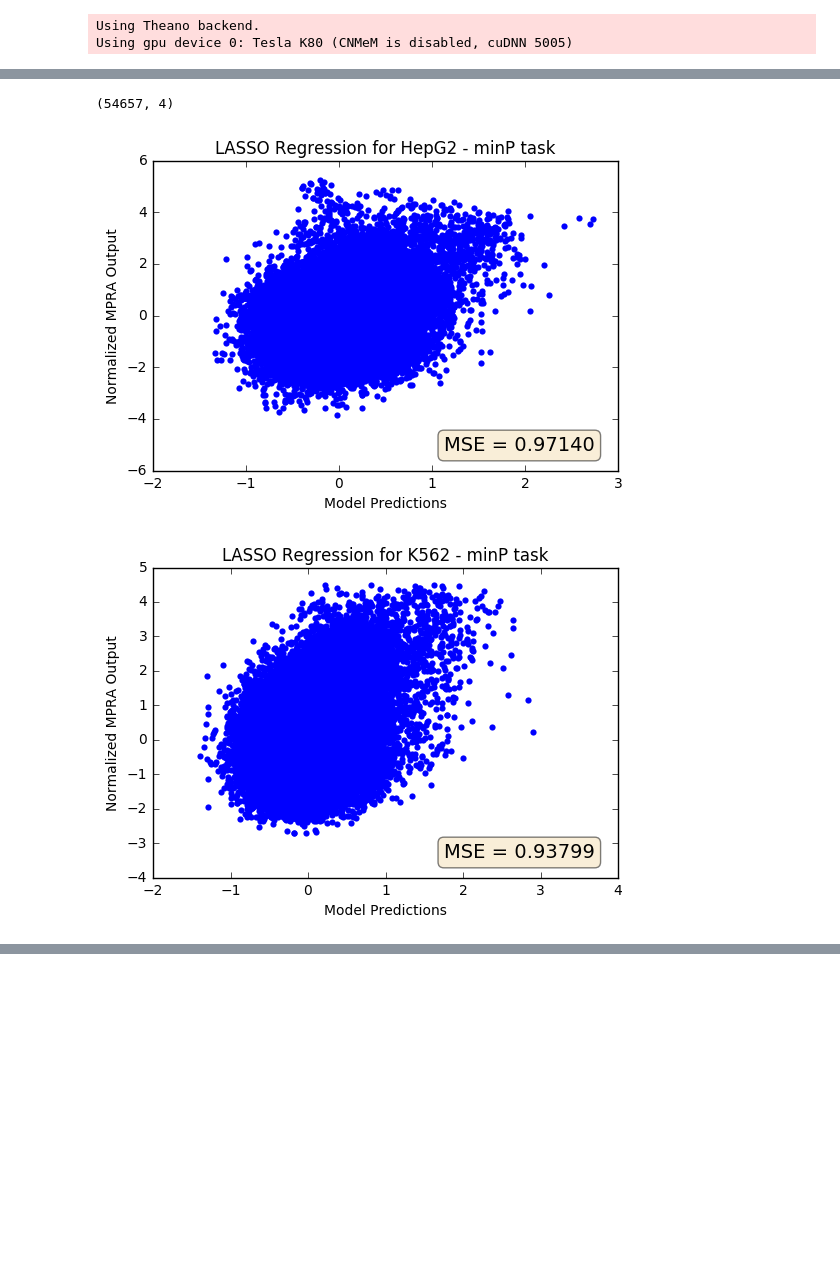
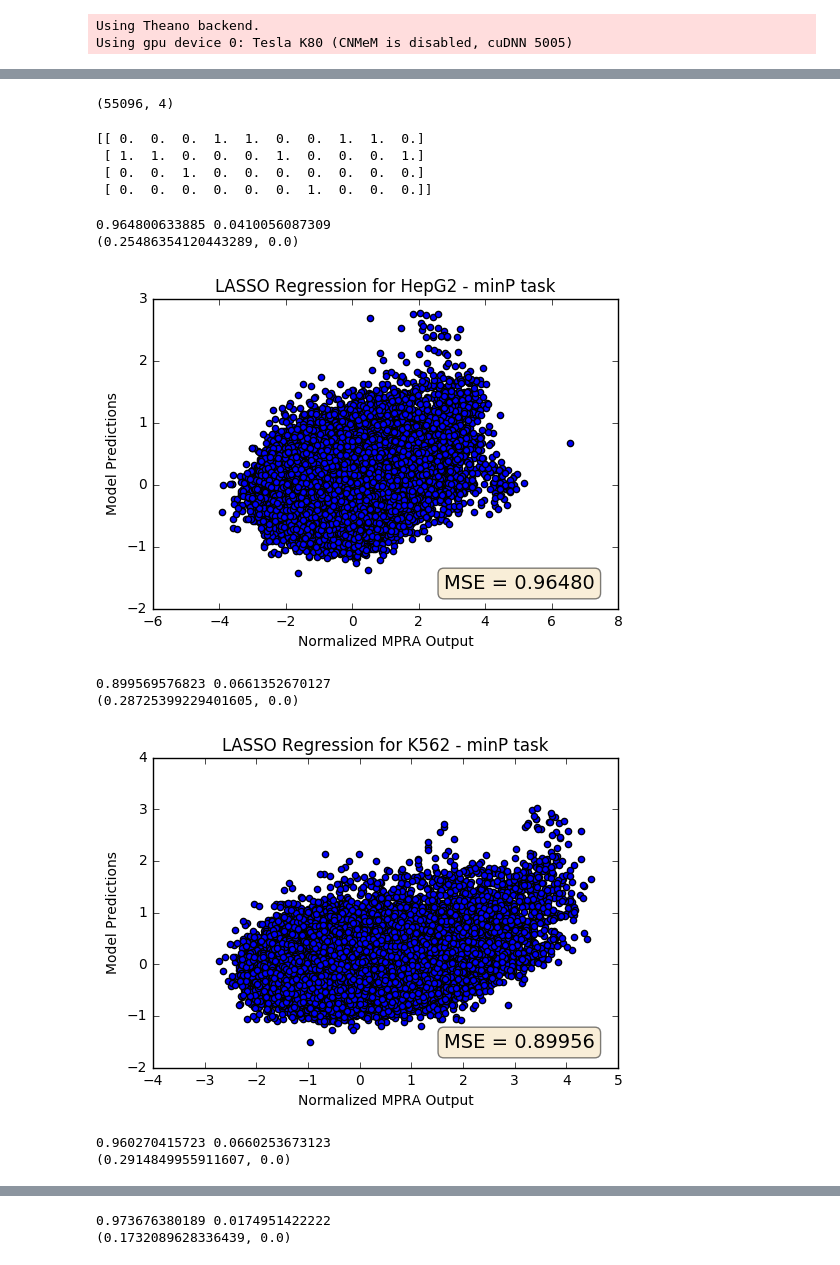
Before and after one commit to kjtian/DeepMPRA, a Jupyter notebook: notebooks/models/build_model.ipynb, the cells around one changed output, grey strips where cells are left out. Saved outputs shown, nothing was run; the diff lists cells and outputs as text; code cells hidden in the pictures; blank space fills up the shorter version.

Commit message:
Added new model training.

```diff
--- a/notebooks/models/build_model.ipynb
+++ b/notebooks/models/build_model.ipynb
@@ -56,16 +56,16 @@ valid_prop = 0.2
 indices = np.random.permutation(len(key_to_seq))
 train_key_to_seq = OrderedDict()
 for i in xrange(int((1 - test_prop - valid_prop) * len(indices))):
-    for pair in key_to_seq[key_to_seq.keys()[i]]:
+    for pair in key_to_seq[key_to_seq.keys()[indices[i]]]:
         train_key_to_seq[pair[1]] = pair[0]
         acceptable_keys[pair[1]] = None
 valid_key_to_seq = OrderedDict()
 for i in xrange(int((1 - test_prop - valid_prop) * len(indices)), int((1 - test_prop) * len(indices))):
-    for pair in key_to_seq[key_to_seq.keys()[i]]:
+    for pair in key_to_seq[key_to_seq.keys()[indices[i]]]:
         valid_key_to_seq[pair[1]] = pair[0]
         acceptable_keys[pair[1]] = None
 test_key_to_seq = OrderedDict()
 for i in xrange(int((1 - test_prop) * len(indices)), len(indices)):
-    for pair in key_to_seq[key_to_seq.keys()[i]]:
+    for pair in key_to_seq[key_to_seq.keys()[indices[i]]]:
         test_key_to_seq[pair[1]] = pair[0]
         acceptable_keys[pair[1]] = None
@@ -142,0 +147,3 @@ len(test_key_to_seq), len(train_key_to_seq), len(acceptable_keys)
+# %%
+for key in train_key_to_seq.keys()[:10]:
+    print key
@@ -183,7 +206,14 @@ X_valid.shape
 # %%
 y_valid.shape
 # %% [output]
-(54657, 4)
+(55096, 4)
+# %%
+print X_valid[0, 0, :, :10]
+# %% [output]
+[[ 0.  0.  0.  1.  1.  0.  0.  1.  1.  0.]
+ [ 1.  1.  0.  0.  0.  1.  0.  0.  0.  1.]
+ [ 0.  0.  1.  0.  0.  0.  0.  0.  0.  0.]
+ [ 0.  0.  0.  0.  0.  0.  1.  0.  0.  0.]]
 # %%
 def kmerize(X, k):
     """
@@ -208,22 +238,53 @@ lasso_models = []
 for task in range(y_train.shape[1]):
     lasso_models += [SGDRegressor(penalty = 'l1').fit(Xk_train, y_train[:, task])]#, sample_weight = w_train)]
 # %%
+from metrics import r2_score, mean_squared_error
+from scipy.stats import pearsonr
+
+
 TASKS = ['HepG2 - minP', 'K562 - minP', 'HepG2 - SV40P', 'K562 - SV40P']
 def plot_predictions(models, name):
     for task, model in enumerate(models):
         ax = plt.subplot(111)
-        mse = sum([(i-j) **2 for i, j in zip(model.predict(Xk_test), y_test[:, task])]) / y_test[:, task].shape[0]
-        plt.scatter(model.predict(Xk_test), y_test[:, task], lw = 0)
+        mse = mean_squared_error(y_test[:, task], model.predict(Xk_test))
+        r2 = r2_score(y_test[:, task], model.predict(Xk_test))
+        print mse, r2
+        print pearsonr(y_test[:, task], model.predict(Xk_test))
+        plt.scatter(y_test[:, task], model.predict(Xk_test), lw = 1)
 
         props = dict(boxstyle='round', facecolor='wheat', alpha=0.5)
         plt.text(0.95, 0.05, "MSE = {}".format(str(mse)[:7]), transform=ax.transAxes, fontsize=14,
             verticalalignment='bottom', horizontalalignment='right', bbox=props)
 
-        plt.xlabel("Model Predictions")
-        plt.ylabel("Normalized MPRA Output")
+        plt.ylabel("Model Predictions")
+        plt.xlabel("Normalized MPRA Output")
         plt.title("{} for {} task".format(name, TASKS[task]))
         plt.show()
+def plot_cnn_predictions(models, name):
+    preds = model.predict(X_test)
+    for i, task in enumerate(TASKS):
+        ax = plt.subplot(111)
+        mse = mean_squared_error(y_test[:, i], preds[:, i])
+        r2 = r2_score(y_test[:, i], preds[:, i])
+        print mse, r2
+        print pearsonr(y_test[:, i], preds[:, i])
+        plt.scatter(y_test[:, i], preds[:, i], lw = 1)
+
+        props = dict(boxstyle='round', facecolor='wheat', alpha=0.5)
+        plt.text(0.95, 0.05, "MSE = {}".format(str(mse)[:7]), transform=ax.transAxes, fontsize=14,
+            verticalalignment='bottom', horizontalalignment='right', bbox=props)
+
+        plt.ylabel("Model Predictions")
+        plt.xlabel("Normalized MPRA Output")
+        plt.title("{} for {} task".format(name, task))
+        plt.show()
 plot_predictions(lasso_models, 'LASSO Regression')
 # %% [output]
+0.964800633885 0.0410056087309
+(0.25486354120443289, 0.0)
-[figure, old version]
+[figure, new version]
+0.899569576823 0.0661352670127
+(0.28725399229401605, 0.0)
-[figure, old version]
+[figure, new version]
+0.960270415723 0.0660253673123
+(0.2914849955911607, 0.0)
@@ -230,0 +292,2 @@ plot_predictions(lasso_models, 'LASSO Regression')
+0.973676380189 0.0174951422222
+(0.1732089628336439, 0.0)
```
Also changed, not shown: parts of 14 cells of this notebook, 1 other file.
